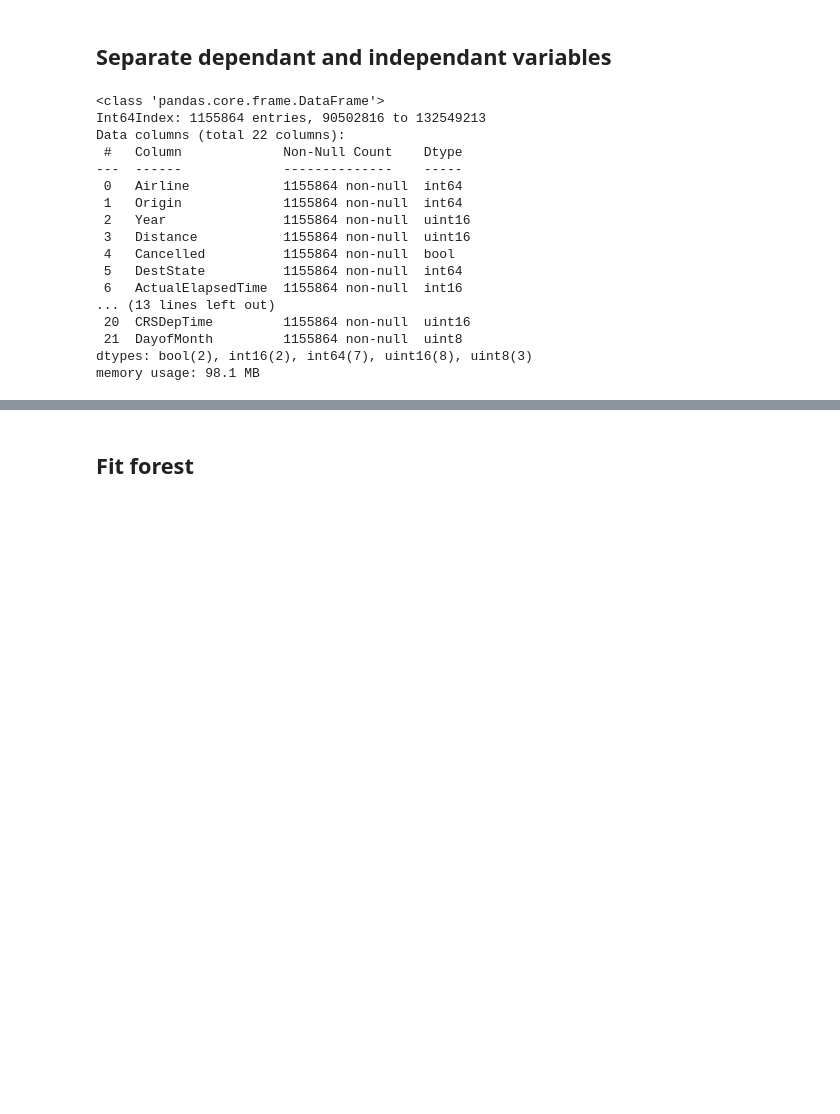
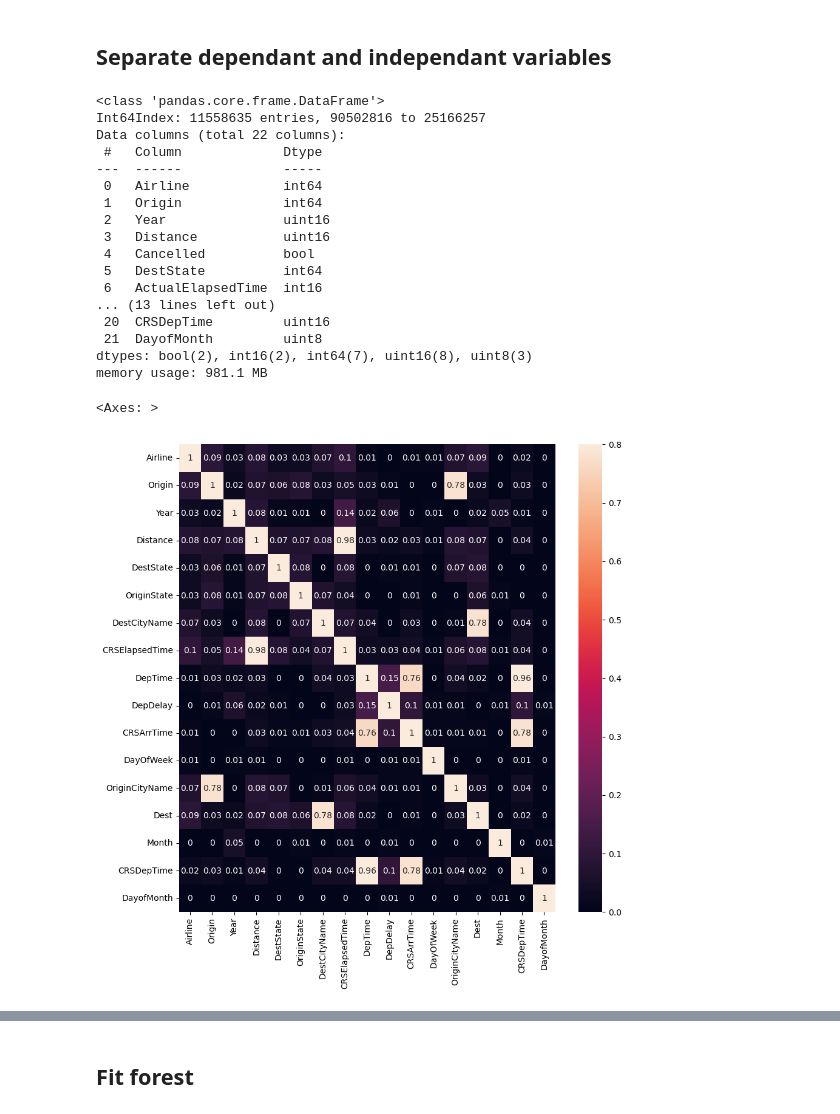
Before and after one commit to LinasVidziunas/CS4020-Group-Project, a Jupyter notebook: rando_forest.ipynb, the cells around one changed output, grey strips where cells are left out. Cells and saved outputs as stored; diff of their text form; code cells hidden in the pictures; blank space fills up the shorter version.

```diff
--- a/rando_forest.ipynb
+++ b/rando_forest.ipynb
@@ -18,30 +20,39 @@ val_df: pd.DataFrame = pd.read_parquet(data_dir / "val.parquet")
 # %% [markdown]
 Uncomment this for faster computations.
 # %%
-train_df = train_df.sample(frac=0.01, random_state=0)
-val_df = val_df.sample(frac=0.01, random_state=0)
+train_df = train_df.sample(frac=0.1, random_state=0)
+val_df = val_df.sample(frac=0.1, random_state=0)
 # %% [markdown]
 ## Separate dependant and independant variables
 # %%
 train_df.info()
 # %% [output]
 <class 'pandas.core.frame.DataFrame'>
-Int64Index: 1155864 entries, 90502816 to 132549213
+Int64Index: 11558635 entries, 90502816 to 25166257
 Data columns (total 22 columns):
- #   Column             Non-Null Count    Dtype
----  ------             --------------    -----
- 0   Airline            1155864 non-null  int64
- 1   Origin             1155864 non-null  int64
- 2   Year               1155864 non-null  uint16
- 3   Distance           1155864 non-null  uint16
- 4   Cancelled          1155864 non-null  bool
- 5   DestState          1155864 non-null  int64
- 6   ActualElapsedTime  1155864 non-null  int16
+ #   Column             Dtype
+---  ------             -----
+ 0   Airline            int64
+ 1   Origin             int64
+ 2   Year               uint16
+ 3   Distance           uint16
+ 4   Cancelled          bool
+ 5   DestState          int64
+ 6   ActualElapsedTime  int16
 ... (13 lines left out)
- 20  CRSDepTime         1155864 non-null  uint16
- 21  DayofMonth         1155864 non-null  uint8
+ 20  CRSDepTime         uint16
+ 21  DayofMonth         uint8
 dtypes: bool(2), int16(2), int64(7), uint16(8), uint8(3)
-memory usage: 98.1 MB
+memory usage: 981.1 MB
 # %%
-x_train, y_train = train_df.drop(['ActualElapsedTime', 'ArrTime', 'DepTime', 'DepDelay', 'ArrDelay', 'Cancelled', 'Diverted'], axis=1), train_df['ArrDelay']
-x_val, y_val = val_df.drop(['ActualElapsedTime', 'ArrTime', 'DepTime', 'DepDelay', 'ArrDelay', 'Cancelled', 'Diverted'], axis=1), val_df['ArrDelay']
+# x_train, y_train = train_df.drop(['ActualElapsedTime', 'ArrTime', 'DepTime', 'DepDelay', 'ArrDelay', 'Cancelled', 'Diverted'], axis=1), train_df['ArrDelay']
+# x_val, y_val = val_df.drop(['ActualElapsedTime', 'ArrTime', 'DepTime', 'DepDelay', 'ArrDelay', 'Cancelled', 'Diverted'], axis=1), val_df['ArrDelay']
+
+x_train, y_train = train_df.drop(['ActualElapsedTime', 'ArrTime', 'ArrDelay', 'Cancelled', 'Diverted'], axis=1), train_df['ArrDelay']
+x_val, y_val = val_df.drop(['ActualElapsedTime', 'ArrTime', 'ArrDelay', 'Cancelled', 'Diverted'], axis=1), val_df['ArrDelay']
+# %%
+plt.figure(figsize=(10, 10))
+sns.heatmap(x_train.corr().round(2).abs(), annot=True, vmax=0.8)
+# %% [output]
+<Axes: >
+[figure, added]
```
Also changed, not shown: parts of 21 cells of this notebook.
